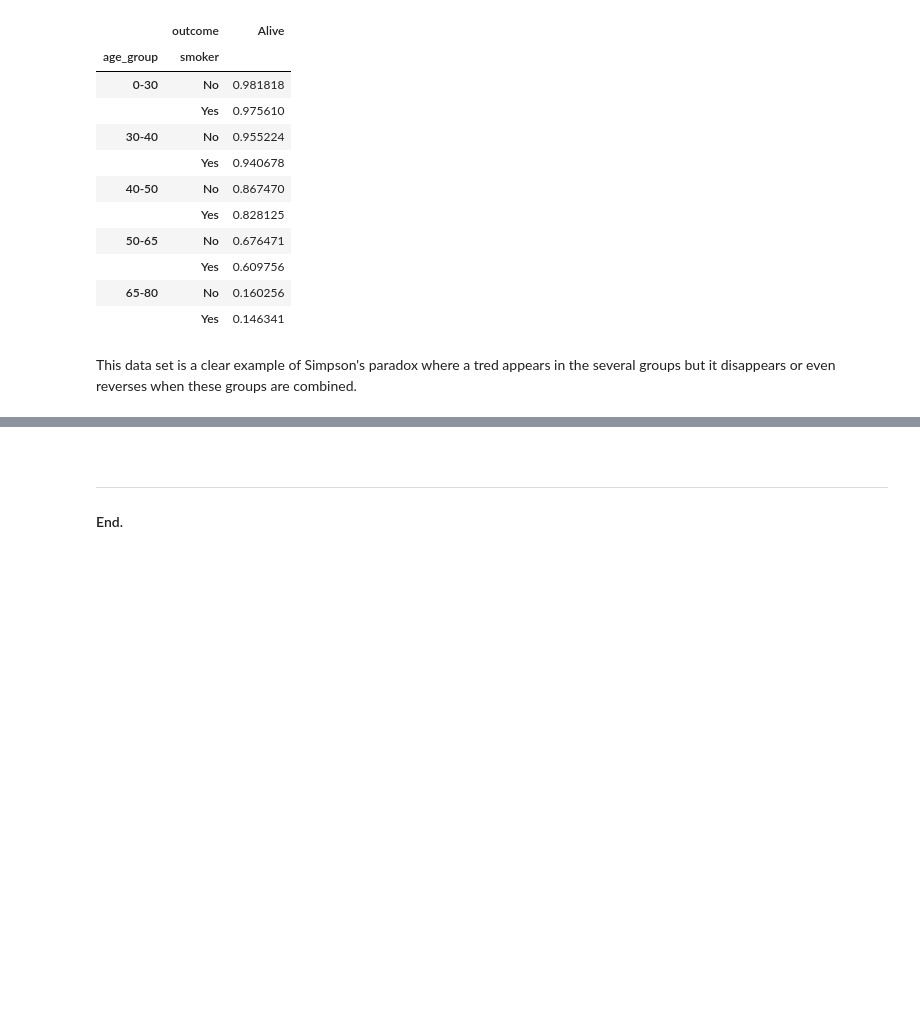
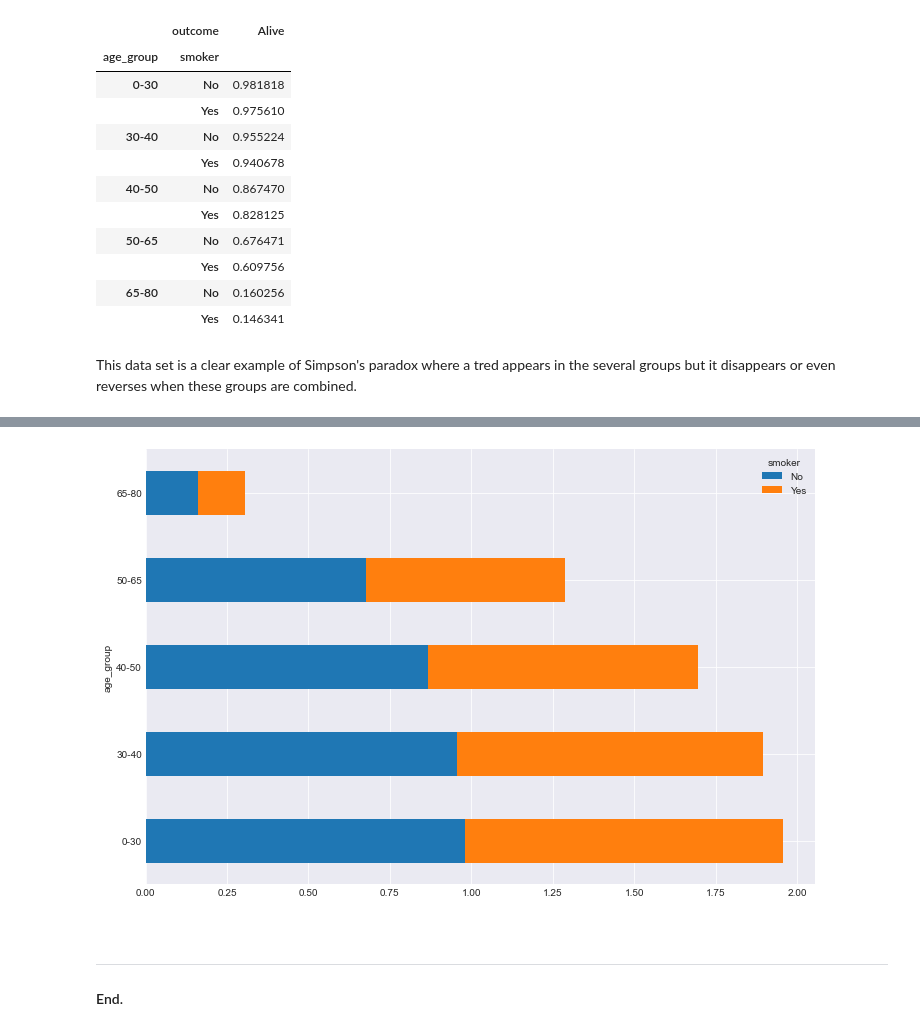
Before and after one commit to olgarozhdestvina/Data-Science-and-Machine-Learning, a Jupyter notebook: Data visualization/Whickham.ipynb, the cells around one changed output, grey strips where cells are left out. Saved outputs shown, nothing was run; the diff lists cells and outputs as text; code cells hidden in the pictures; blank space fills up the shorter version.

```diff
--- a/Data visualization/Whickham.ipynb
+++ b/Data visualization/Whickham.ipynb
@@ -127,0 +158,4 @@ This data set is a clear example of Simpson's paradox where a tred appears in th
+# %%
+# Remove the Dead column
+byage2 = byage.unstack().drop('Dead', axis=1).unstack()
+byage2
@@ -127,0 +171,5 @@ This data set is a clear example of Simpson's paradox where a tred appears in th
+# %%
+# Rename the columns
+byage2.columns = ['No', 'Yes']
+byage2.columns.name = 'smoker'
+byage2
@@ -128,3 +184,8 @@ This data set is a clear example of Simpson's paradox where a tred appears in th
+# %%
+# Smoker data vs age groups
+byage2.plot.barh(stacked=True);
+# %% [output]
+[figure, added]
 # %% [markdown]
 <br>
 
```
Also changed, not shown: parts of 7 cells of this notebook.
